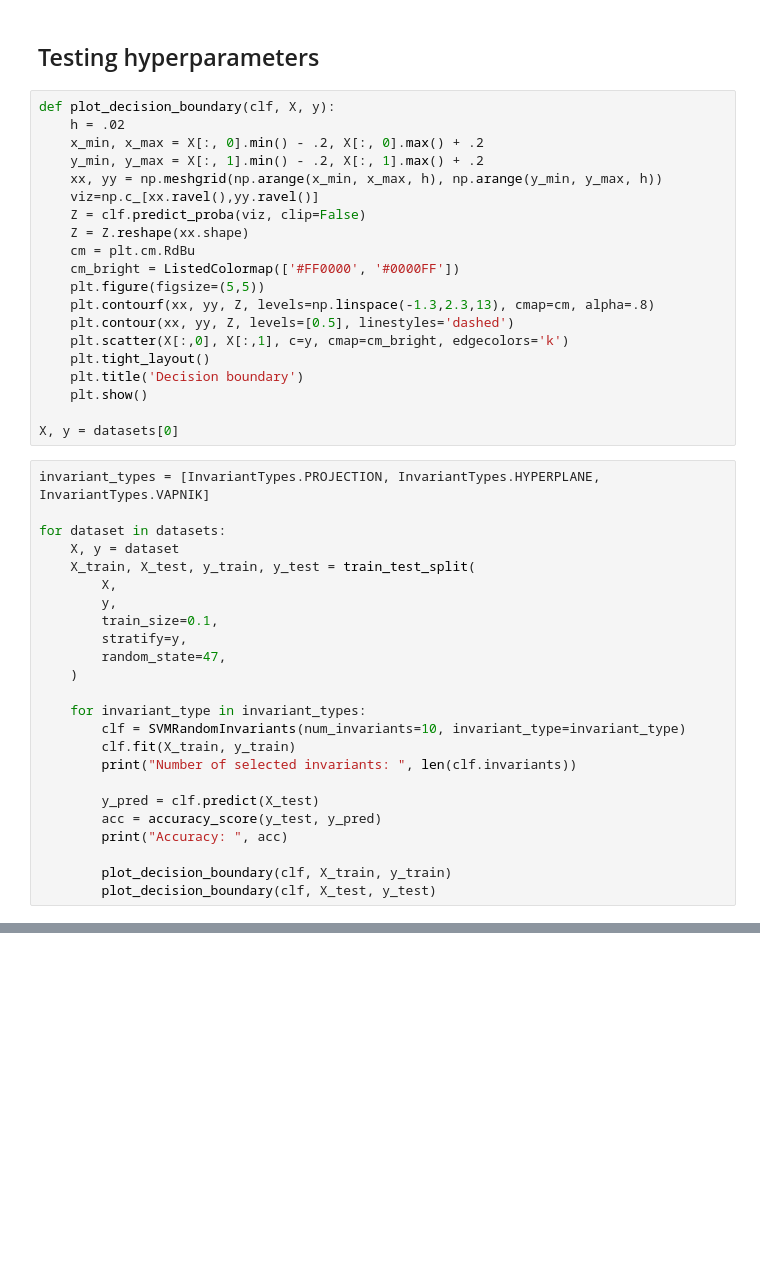
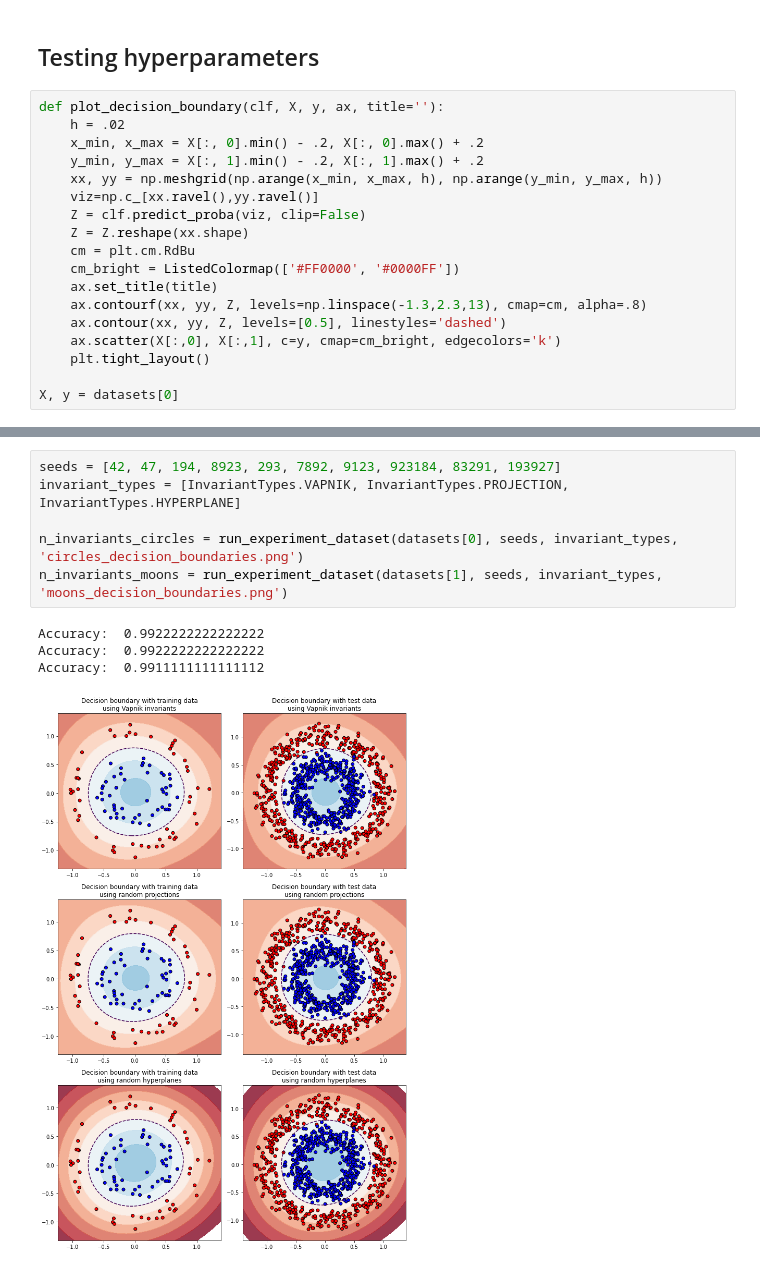
Before and after one commit to Vol0kin/LearningWithInvariants, a Jupyter notebook: experiments/Toy_Data_Experimentation.ipynb, the cells around one changed output, grey strips where cells are left out. Cells and saved outputs as stored; diff of their text form; blank space fills up the shorter version.

Commit message:
Update toy experimentation notebook

```diff
--- a/experiments/Toy_Data_Experimentation.ipynb
+++ b/experiments/Toy_Data_Experimentation.ipynb
@@ -47,7 +48,7 @@ plot_datasets(datasets, ['Circles dataset', 'Moons dataset'])
 # %% [markdown]
 ## Testing hyperparameters
 # %%
-def plot_decision_boundary(clf, X, y):
+def plot_decision_boundary(clf, X, y, ax, title=''):
     h = .02
     x_min, x_max = X[:, 0].min() - .2, X[:, 0].max() + .2
     y_min, y_max = X[:, 1].min() - .2, X[:, 1].max() + .2
@@ -57,36 +58,10 @@ def plot_decision_boundary(clf, X, y):
     Z = Z.reshape(xx.shape)
     cm = plt.cm.RdBu
     cm_bright = ListedColormap(['#FF0000', '#0000FF'])
-    plt.figure(figsize=(5,5))
-    plt.contourf(xx, yy, Z, levels=np.linspace(-1.3,2.3,13), cmap=cm, alpha=.8)
-    plt.contour(xx, yy, Z, levels=[0.5], linestyles='dashed')
-    plt.scatter(X[:,0], X[:,1], c=y, cmap=cm_bright, edgecolors='k')
+    ax.set_title(title)
+    ax.contourf(xx, yy, Z, levels=np.linspace(-1.3,2.3,13), cmap=cm, alpha=.8)
+    ax.contour(xx, yy, Z, levels=[0.5], linestyles='dashed')
+    ax.scatter(X[:,0], X[:,1], c=y, cmap=cm_bright, edgecolors='k')
     plt.tight_layout()
-    plt.title('Decision boundary')
-    plt.show()
 
 X, y = datasets[0]
-# %%
-invariant_types = [InvariantTypes.PROJECTION, InvariantTypes.HYPERPLANE, InvariantTypes.VAPNIK]
-
-for dataset in datasets:
-    X, y = dataset
-    X_train, X_test, y_train, y_test = train_test_split(
-        X,
-        y,
-        train_size=0.1,
-        stratify=y,
-        random_state=47,
-    )
-
-    for invariant_type in invariant_types:
-        clf = SVMRandomInvariants(num_invariants=10, invariant_type=invariant_type)
-        clf.fit(X_train, y_train)
-        print("Number of selected invariants: ", len(clf.invariants))
-
-        y_pred = clf.predict(X_test)
-        acc = accuracy_score(y_test, y_pred)
-        print("Accuracy: ", acc)
-
-        plot_decision_boundary(clf, X_train, y_train)
-        plot_decision_boundary(clf, X_test, y_test)
@@ -110,0 +117,11 @@ Accuracy:  0.96
+# %%
+seeds = [42, 47, 194, 8923, 293, 7892, 9123, 923184, 83291, 193927]
+invariant_types = [InvariantTypes.VAPNIK, InvariantTypes.PROJECTION, InvariantTypes.HYPERPLANE]
+
+n_invariants_circles = run_experiment_dataset(datasets[0], seeds, invariant_types, 'circles_decision_boundaries.png')
+n_invariants_moons = run_experiment_dataset(datasets[1], seeds, invariant_types, 'moons_decision_boundaries.png')
+# %% [output]
+Accuracy:  0.9922222222222222
+Accuracy:  0.9922222222222222
+Accuracy:  0.9911111111111112
+[figure, added]
```
Also changed, not shown: parts of 9 cells of this notebook.
